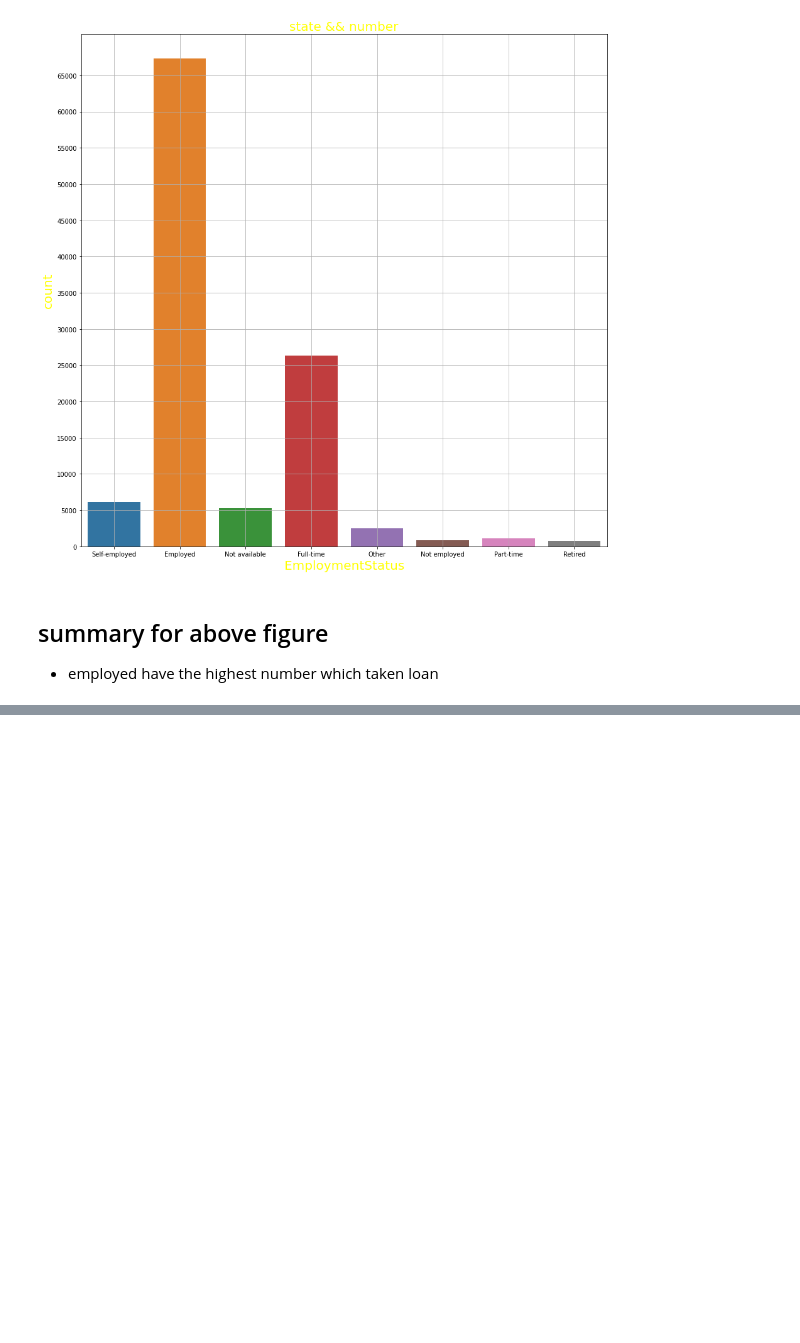
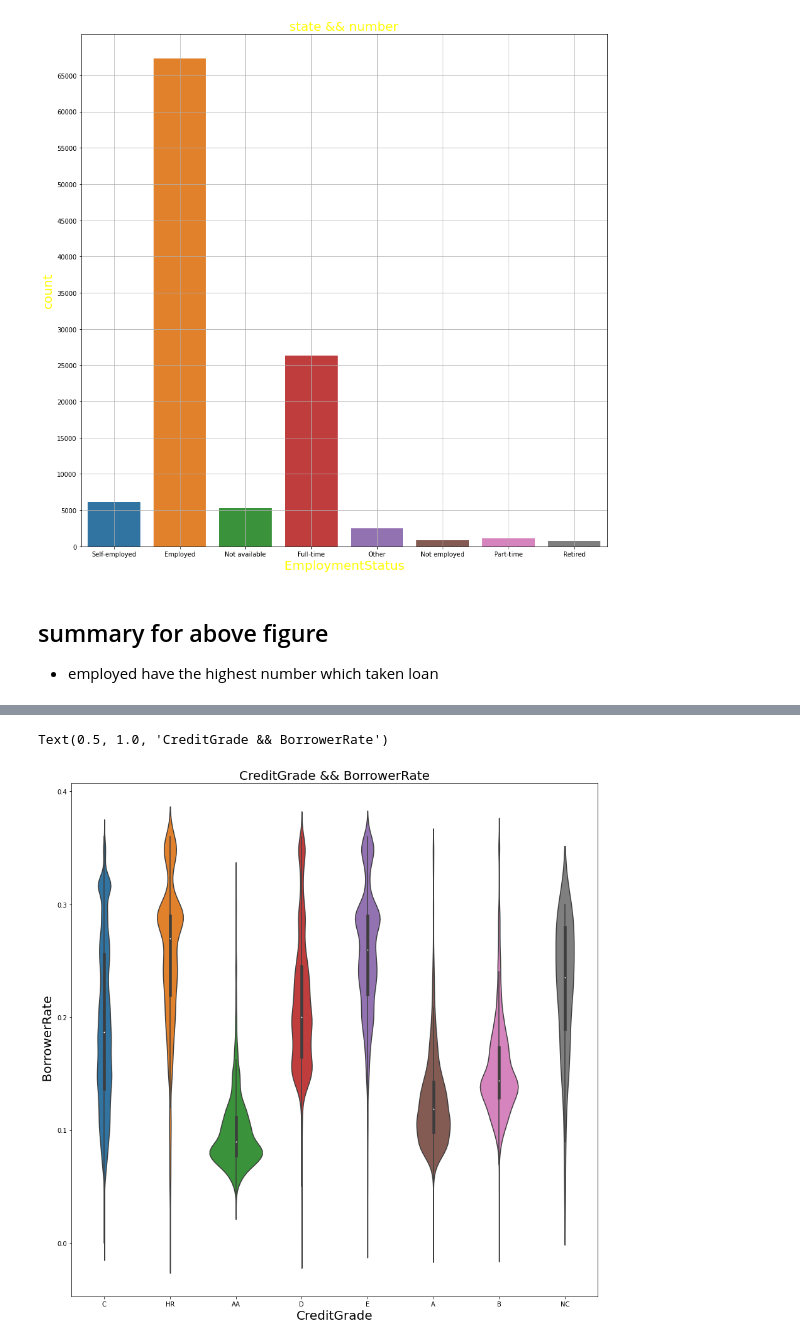
Before and after one commit to ahmed-hassan1997/Data-Analysis-Visualization, a Jupyter notebook: data_visualization.ipynb, the cells around one changed output, grey strips where cells are left out. Cells and saved outputs as stored; diff of their text form; code cells hidden in the pictures; blank space fills up the shorter version.

```diff
--- a/data_visualization.ipynb
+++ b/data_visualization.ipynb
@@ -270,0 +300,10 @@ plt.grid()
+# %%
+base_color = sns.color_palette()[7]
+plt.figure(figsize=(15,15))
+sns.violinplot(data = df , x='CreditGrade', y='BorrowerRate' )
+plt.xlabel('CreditGrade' , color = 'black' , fontsize = 20)
+plt.ylabel(" BorrowerRate" , color = 'black' , fontsize = 20)
+plt.title("CreditGrade && BorrowerRate" , color = 'black' , fontsize =20)
+# %% [output]
+Text(0.5, 1.0, 'CreditGrade && BorrowerRate')
+[figure, added]
```
Also changed, not shown: parts of 10 cells of this notebook.
